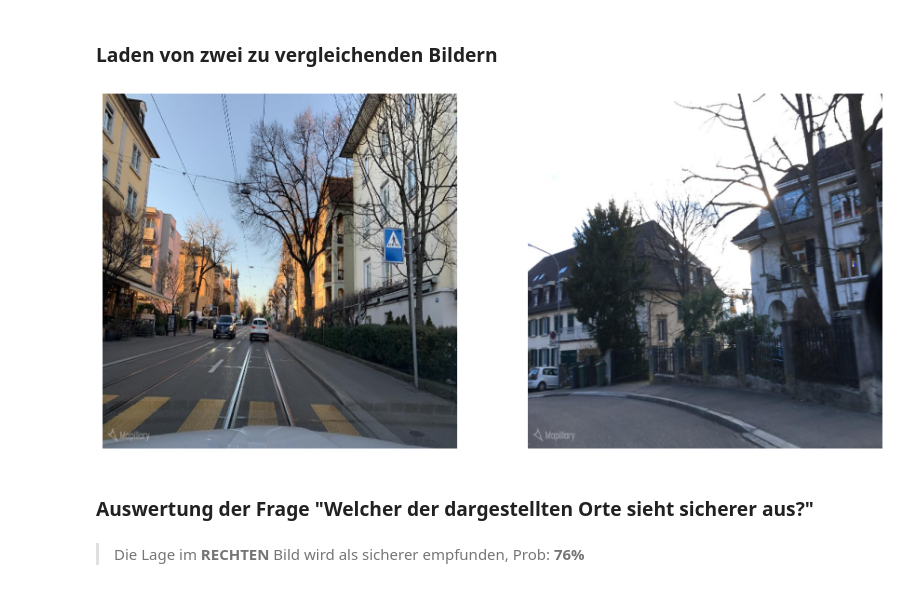
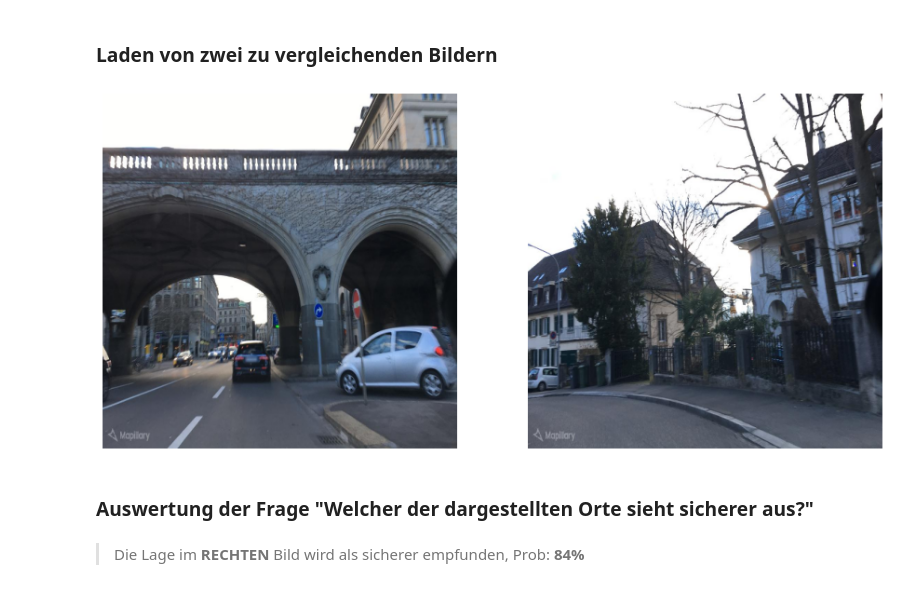
Before and after one commit to Streetwise/safety-pred-nn, a Jupyter notebook: notebooks/demo.ipynb, the cells around one changed output. Saved outputs shown, nothing was run; the diff lists cells and outputs as text; code cells hidden in the pictures.

```diff
--- a/notebooks/demo.ipynb
+++ b/notebooks/demo.ipynb
@@ -84,9 +84,9 @@ display(prediction_output(res))
 # %% [markdown]
 ### Laden von zwei zu vergleichenden Bildern
 # %%
-im1, im2 = load_images("img4", "img12")
+im1, im2 = load_images("img77", "img12")
 # %% [output]
-[figure, old version]
+[figure, new version]
 # %% [markdown]
 ### Auswertung der Frage "Welcher der dargestellten Orte sieht sicherer aus?"
 # %%
@@ -94,4 +94,4 @@ res = siamese_net.predict([[im1], [im2]])[0]
 
 display(prediction_output(res))
 # %% [output]
-> Die Lage im **RECHTEN** Bild wird als sicherer empfunden, Prob: **76%**
+> Die Lage im **RECHTEN** Bild wird als sicherer empfunden, Prob: **84%**
```
